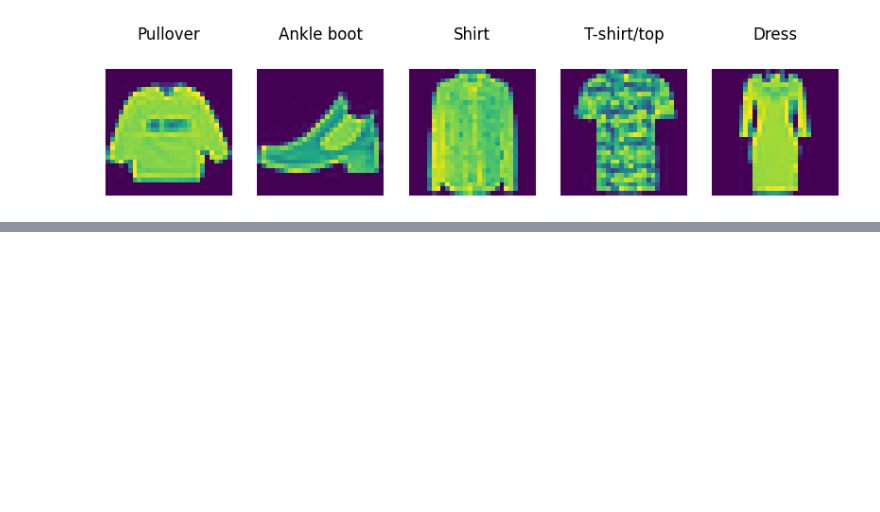
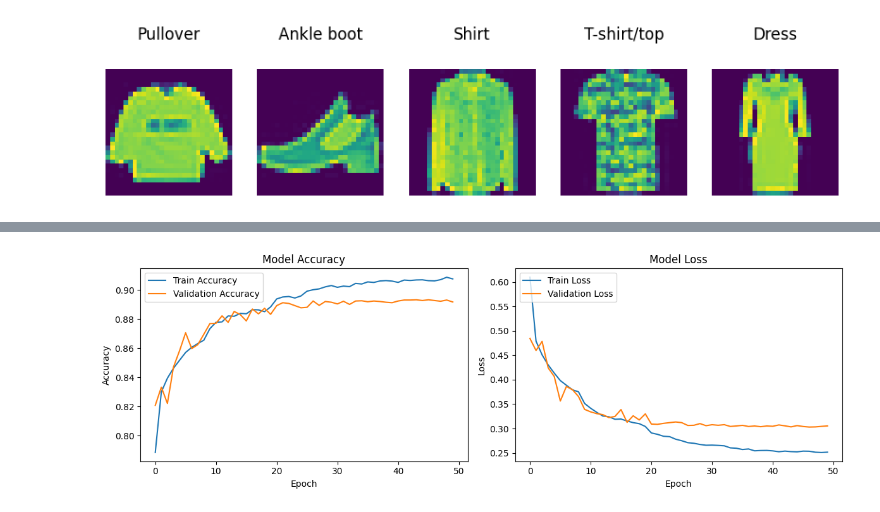
Before and after one commit to Act-Martin-Segovia/ANN---Classification, a Jupyter notebook: Fashion_MINST_Classification.ipynb, the cells around one changed output, grey strips where cells are left out. Cells and saved outputs as stored; diff of their text form; code cells hidden in the pictures; blank space fills up the shorter version.

```diff
--- a/Fashion_MINST_Classification.ipynb
+++ b/Fashion_MINST_Classification.ipynb
@@ -178,0 +232,26 @@ Text(95.72222222222221, 0.5, 'Truth')
+# %%
+# Plot training & validation accuracy values
+plt.figure(figsize=(12, 4))
+
+# Training Accuracy
+plt.subplot(1, 2, 1)
+plt.plot(training_history.history['accuracy'], label='Train Accuracy')
+plt.plot(training_history.history['val_accuracy'], label='Validation Accuracy')
+plt.title('Model Accuracy')
+plt.ylabel('Accuracy')
+plt.xlabel('Epoch')
+plt.legend(loc='upper left')
+
+# Training Loss
+plt.subplot(1, 2, 2)
+plt.plot(training_history.history['loss'], label='Train Loss')
+plt.plot(training_history.history['val_loss'], label='Validation Loss')
+plt.title('Model Loss')
+plt.ylabel('Loss')
+plt.xlabel('Epoch')
+plt.legend(loc='upper left')
+
+plt.tight_layout()
+plt.show()
+# %% [output]
+[figure, added]
```
Also changed, not shown: parts of 12 cells of this notebook.
